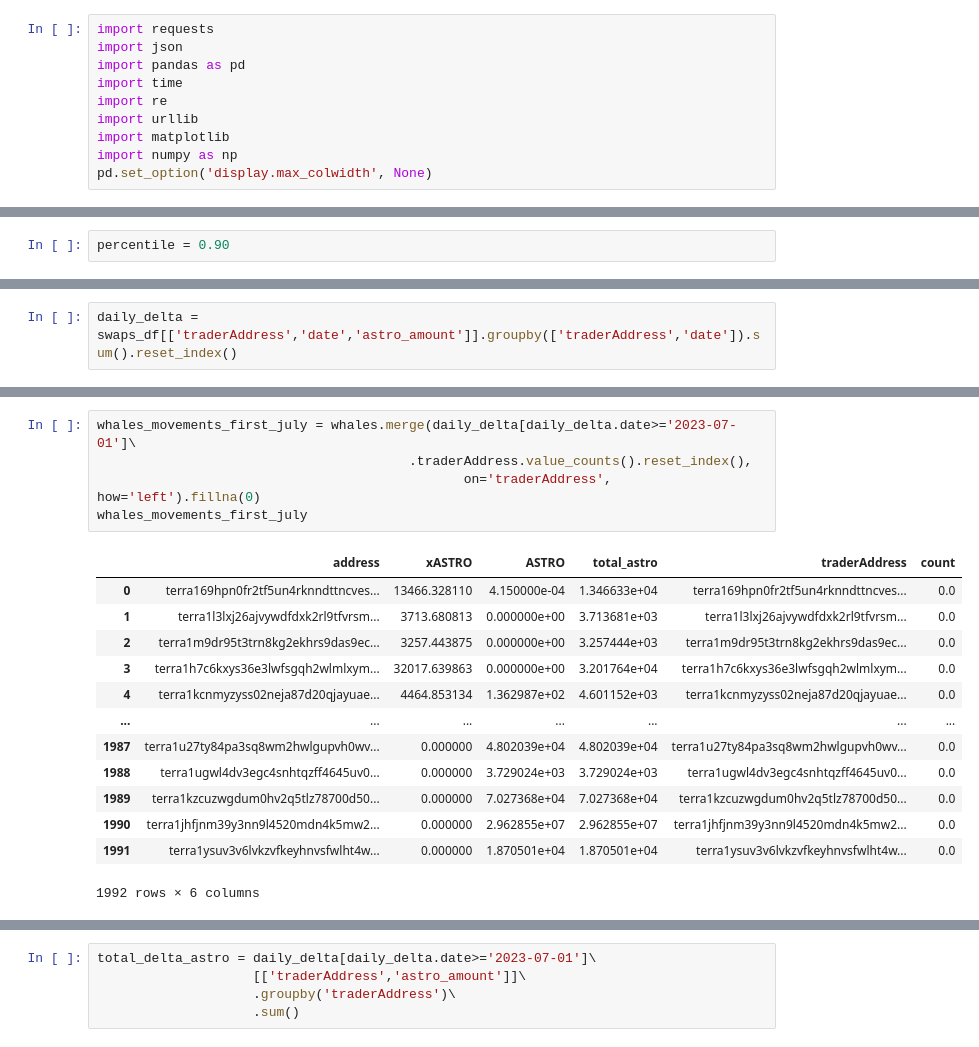
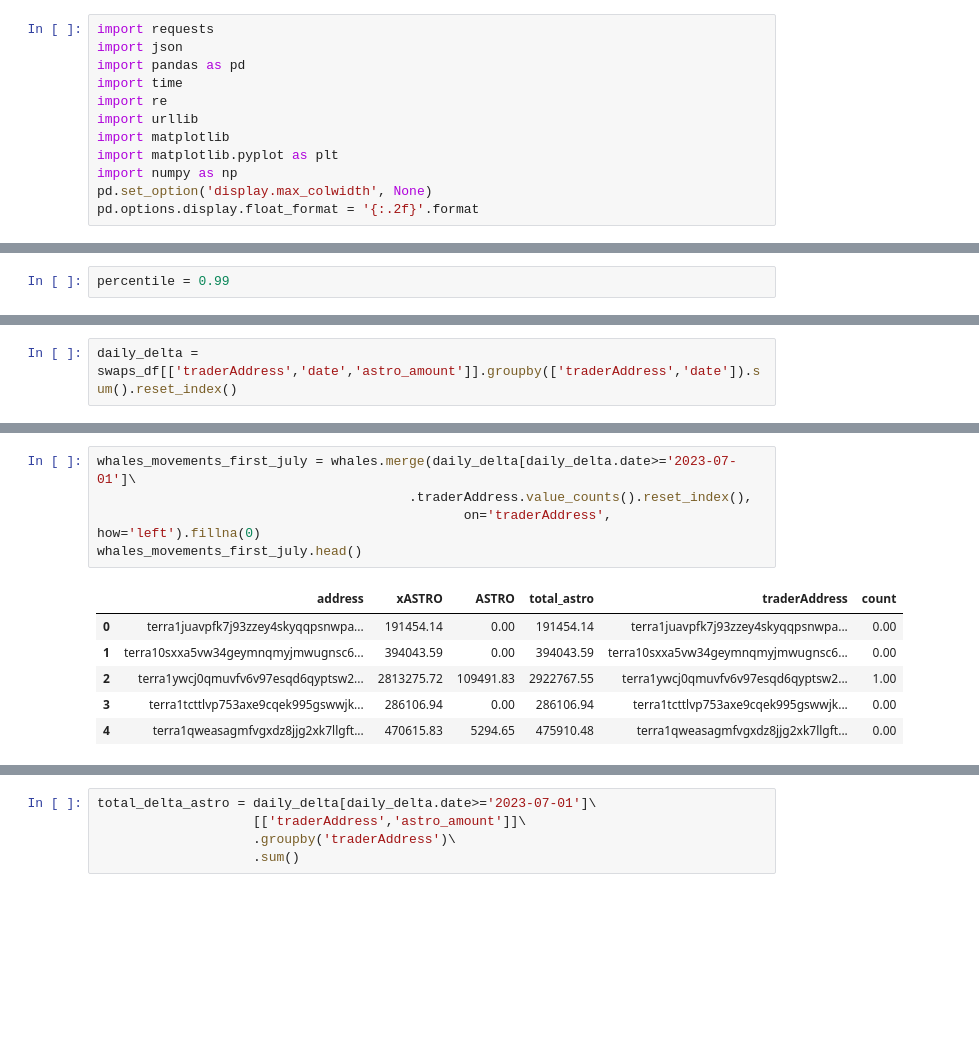
Before and after one commit to IncioMan/cosmos-activities-dashboard, a Jupyter notebook: python/notebooks/astro_analysis.ipynb, the cells around one changed output, grey strips where cells are left out. Drawn from its saved outputs; the diff is of its cells as text; blank space fills up the shorter version.

Commit message:
analysis whales

```diff
--- a/python/notebooks/astro_analysis.ipynb
+++ b/python/notebooks/astro_analysis.ipynb
@@ -6,8 +6,10 @@ import time
 import re
 import urllib
 import matplotlib
+import matplotlib.pyplot as plt
 import numpy as np
 pd.set_option('display.max_colwidth', None)
+pd.options.display.float_format = '{:.2f}'.format
 # %%
 try:
     swaps_df = pd.read_csv("./data/astro/swaps.csv")
@@ -108,2 +123,2 @@ df_ = pd.DataFrame(balances_df).merge(df, on='traderAddress')
 # %%
-percentile = 0.90
+percentile = 0.99
@@ -162,22 +167,15 @@ whales
 # %%
 whales_movements_first_july = whales.merge(daily_delta[daily_delta.date>='2023-07-01']\
                                         .traderAddress.value_counts().reset_index(),
                                                on='traderAddress', how='left').fillna(0)
-whales_movements_first_july
+whales_movements_first_july.head()
 # %% [output]
 |  | address | xASTRO | ASTRO | total_astro | traderAddress | count |
-| 0 | terra169hpn0fr2tf5un4rknndttncves... | 13466.328110 | 4.150000e-04 | 1.346633e+04 | terra169hpn0fr2tf5un4rknndttncves... | 0.0 |
-| 1 | terra1l3lxj26ajvywdfdxk2rl9tfvrsm... | 3713.680813 | 0.000000e+00 | 3.713681e+03 | terra1l3lxj26ajvywdfdxk2rl9tfvrsm... | 0.0 |
-| 2 | terra1m9dr95t3trn8kg2ekhrs9das9ec... | 3257.443875 | 0.000000e+00 | 3.257444e+03 | terra1m9dr95t3trn8kg2ekhrs9das9ec... | 0.0 |
-| 3 | terra1h7c6kxys36e3lwfsgqh2wlmlxym... | 32017.639863 | 0.000000e+00 | 3.201764e+04 | terra1h7c6kxys36e3lwfsgqh2wlmlxym... | 0.0 |
-| 4 | terra1kcnmyzyss02neja87d20qjayuae... | 4464.853134 | 1.362987e+02 | 4.601152e+03 | terra1kcnmyzyss02neja87d20qjayuae... | 0.0 |
-| ... | ... | ... | ... | ... | ... | ... |
-| 1987 | terra1u27ty84pa3sq8wm2hwlgupvh0wv... | 0.000000 | 4.802039e+04 | 4.802039e+04 | terra1u27ty84pa3sq8wm2hwlgupvh0wv... | 0.0 |
-| 1988 | terra1ugwl4dv3egc4snhtqzff4645uv0... | 0.000000 | 3.729024e+03 | 3.729024e+03 | terra1ugwl4dv3egc4snhtqzff4645uv0... | 0.0 |
-| 1989 | terra1kzcuzwgdum0hv2q5tlz78700d50... | 0.000000 | 7.027368e+04 | 7.027368e+04 | terra1kzcuzwgdum0hv2q5tlz78700d50... | 0.0 |
-| 1990 | terra1jhfjnm39y3nn9l4520mdn4k5mw2... | 0.000000 | 2.962855e+07 | 2.962855e+07 | terra1jhfjnm39y3nn9l4520mdn4k5mw2... | 0.0 |
-| 1991 | terra1ysuv3v6lvkzvfkeyhnvsfwlht4w... | 0.000000 | 1.870501e+04 | 1.870501e+04 | terra1ysuv3v6lvkzvfkeyhnvsfwlht4w... | 0.0 |
+| 0 | terra1juavpfk7j93zzey4skyqqpsnwpa... | 191454.14 | 0.00 | 191454.14 | terra1juavpfk7j93zzey4skyqqpsnwpa... | 0.00 |
+| 1 | terra10sxxa5vw34geymnqmyjmwugnsc6... | 394043.59 | 0.00 | 394043.59 | terra10sxxa5vw34geymnqmyjmwugnsc6... | 0.00 |
+| 2 | terra1ywcj0qmuvfv6v97esqd6qyptsw2... | 2813275.72 | 109491.83 | 2922767.55 | terra1ywcj0qmuvfv6v97esqd6qyptsw2... | 1.00 |
+| 3 | terra1tcttlvp753axe9cqek995gswwjk... | 286106.94 | 0.00 | 286106.94 | terra1tcttlvp753axe9cqek995gswwjk... | 0.00 |
+| 4 | terra1qweasagmfvgxdz8jjg2xk7llgft... | 470615.83 | 5294.65 | 475910.48 | terra1qweasagmfvgxdz8jjg2xk7llgft... | 0.00 |
-1992 rows × 6 columns
 # %%
 (whales_movements_first_july['count'].value_counts(normalize=True)*100).plot(kind='bar')
 # %% [output]
```
Also changed, not shown: parts of 16 cells of this notebook.
